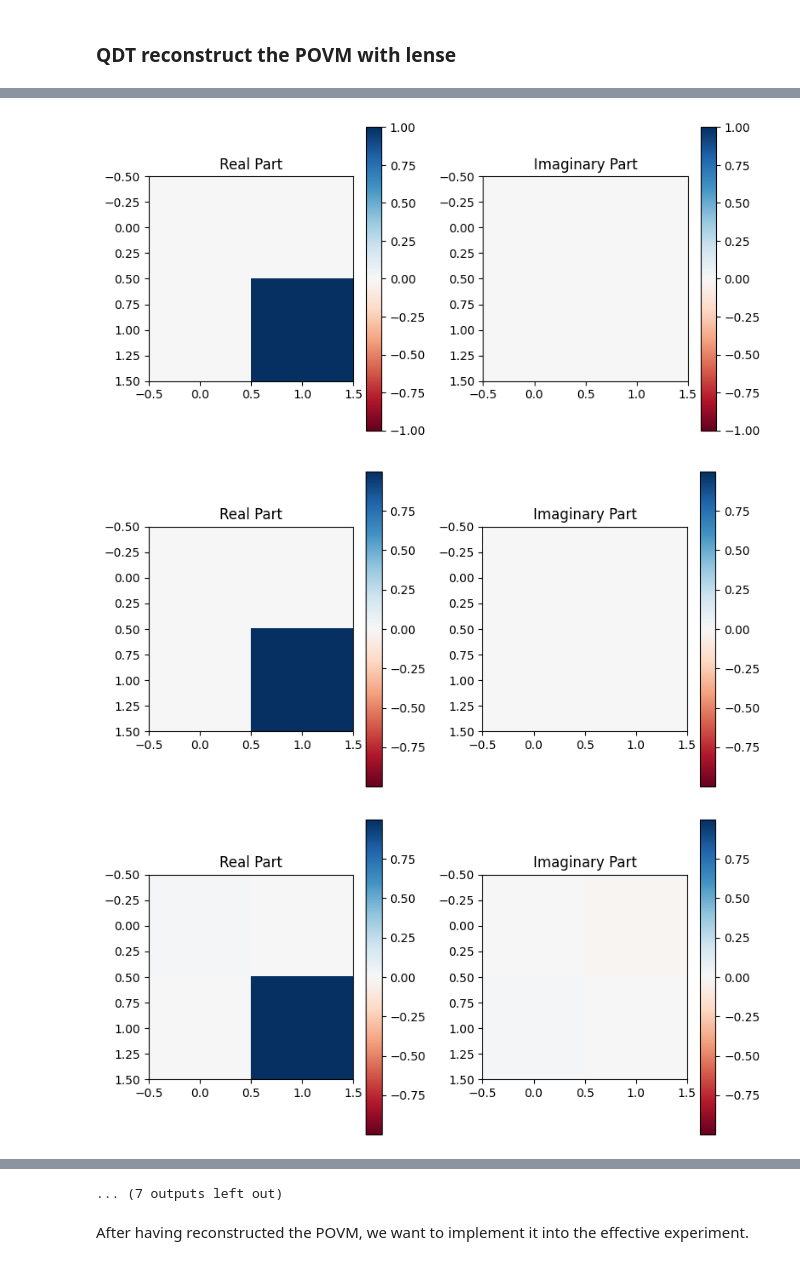
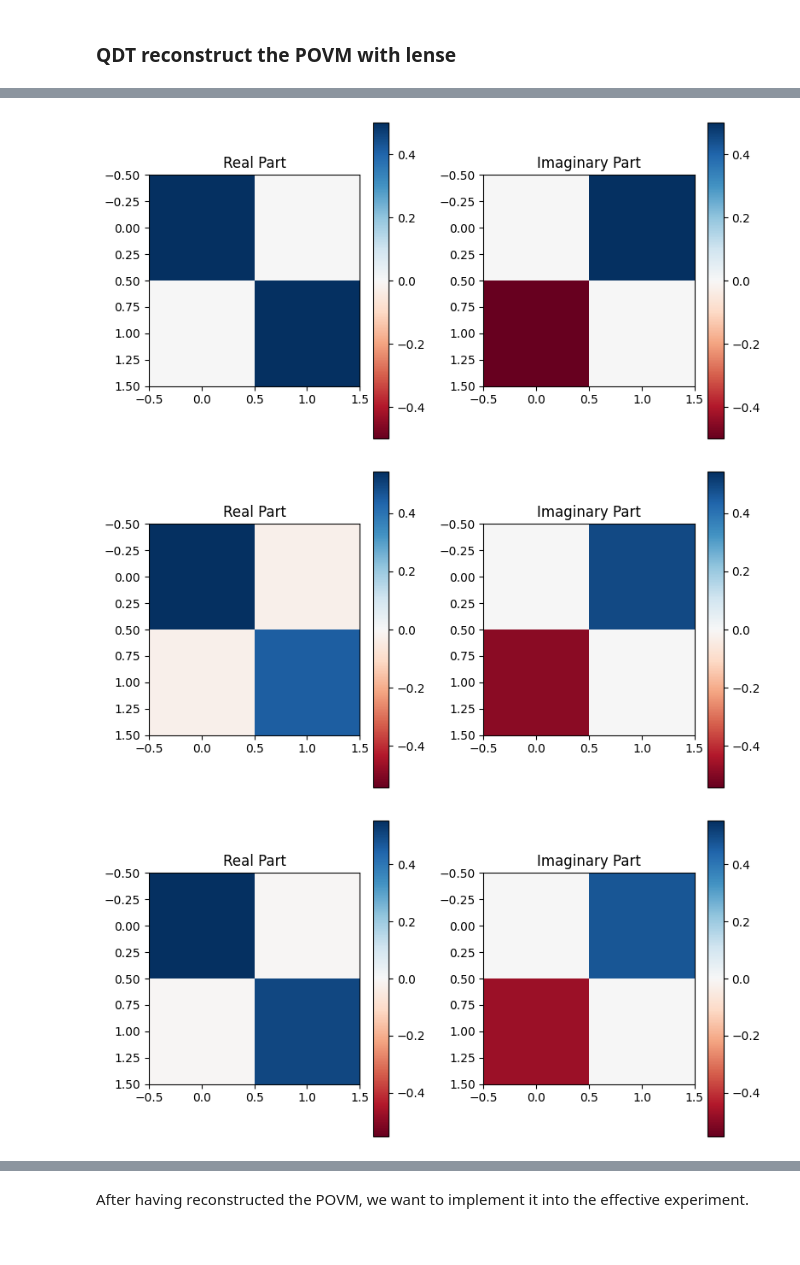
Before and after one commit to AdrianAasen/CREMST, a Jupyter notebook: Photon_REM.ipynb, the cells around one changed output, grey strips where cells are left out. Drawn from its saved outputs; the diff is of its cells as text; code cells hidden in the pictures.

```diff
--- a/Photon_REM.ipynb
+++ b/Photon_REM.ipynb
@@ -320,15 +383,22 @@ Difference between 1) and ideal for A: 0.045462132321507864
 # %%
 print(QDT_conts_lens.reshape((6,6)))
-print(QDT_conts_ideal.reshape((6,6)))
-print( QDT_conts_lens.reshape((6,6))/QDT_conts_ideal.reshape((6,6)))
+print(QDT_conts_nolens.reshape((6,6)))
+print( QDT_conts_lens.reshape((6,6))/QDT_conts_nolens.reshape((6,6)))
 #print(QDT_conts_ideal.reshape((6,6)) - QDT_conts_lens.reshape((6,6)))
 # mult_array = np.array([1,3,1,1,3,3])
 # new_QDT_counts_lens = np.einsum("i,ij->ij",mult_array, QDT_conts_lens.reshape((6,6)))
 # print(new_QDT_counts_lens)
-QDT_conts_ideal = QDT_conts_ideal.reshape((6,6))
+QDT_conts_nolens = QDT_conts_nolens.reshape((6,6))
 QDT_conts_lens = QDT_conts_lens.reshape((6,6))
-print(QDT_conts_ideal[:,0]/QDT_conts_ideal[:,1])
-print(QDT_conts_lens[:,0]/QDT_conts_lens[:,1])
+
+print(np.sum(QDT_conts_lens, axis = 1))
+print(np.max(np.sum(QDT_conts_lens, axis = 1)))
+max_count = np.max(np.sum(QDT_conts_lens, axis = 1))
+
+modified_QDT_coutns_lens = np.floor([row/np.sum(row) *max_count for row in QDT_conts_lens])
+print(modified_QDT_coutns_lens)
+for row in modified_QDT_coutns_lens:
+    print(np.sum(row))
 # %% [output]
 [[ 1129 43412 17460 26818 21580 22739]
  [13311  1011  9453  4859  8360  6226]
@@ -353,16 +420,18 @@ print(QDT_conts_lens[:,0]/QDT_conts_lens[:,1])
 # %%
-print(QDT_conts_ideal)
-print(QDT_conts_ideal/ QDT_conts_lens)
-print(QDT_conts_ideal.reshape((6,6)))
+# print(QDT_conts_nolens)
+# print(QDT_conts_nolens.reshape((6,6)))
+# print(len(traced_down_calib_states))
+# print(QDT_conts_nolens/ QDT_conts_lens)
+# print(QDT_conts_nolens.reshape((6,6)))
 ideal_labels = ['V','H','L', 'D', 'R', 'A']
 ideal_calibration_states = ph.photon_label_to_operator(ideal_labels)
 
 #exp_povm = ph.coincidence_to_POVM(QDT_conts.reshape((6,6)), traced_down_calib_states, undercomplete=False)
-exp_povm_ideal_calib_no_lens = ph.coincidence_to_POVM(QDT_conts_ideal.reshape((6,6)), ideal_calibration_states, undercomplete=False)
-exp_povm_ideal_calib_lens = ph.coincidence_to_POVM(QDT_conts_lens.reshape((6,6)), ideal_calibration_states, undercomplete=False)
+#exp_povm_ideal_calib_no_lens = ph.coincidence_to_POVM(QDT_conts_ideal.reshape((6,6)), ideal_calibration_states, undercomplete=False)
+#exp_povm_ideal_calib_lens = ph.coincidence_to_POVM(QDT_conts_lens.reshape((6,6)), ideal_calibration_states, undercomplete=False)
 
-exp_povm_traced_down_calib_no_lens = ph.coincidence_to_POVM(QDT_conts_ideal.reshape((6,6)), one_qubit_states, undercomplete=False)
-exp_povm_traced_down_calib_lens = ph.coincidence_to_POVM(QDT_conts_lens.reshape((6,6)), one_qubit_states, undercomplete=False)
+exp_povm_traced_down_calib_no_lens = ph.coincidence_to_POVM(QDT_conts_nolens.reshape((6,6)), traced_down_calib_states, undercomplete=False)
+exp_povm_traced_down_calib_lens = ph.coincidence_to_POVM(modified_QDT_coutns_lens, traced_down_calib_states, undercomplete=False)
 
 
 true_op_order_list = [['H','V'], ['L','R'],[ 'D','A']]
@@ -371,15 +440,15 @@ true_POVMs = np.array([ph.photon_label_to_operator(true_op_order) for true_op_or
 #print(f'Distance between true and expected povm {dist}')
 #dist_ideal = [sf.POVM_distance(povm.get_POVM(), true_povm) for povm, true_povm in zip(exp_povm_ideal_calib,true_POVMs)]
 #print(f'Distance between true and expected povm {dist_ideal}')
-for i in range(len(exp_povm_ideal_calib_no_lens)):
-    povm_ideal = exp_povm_traced_down_calib_no_lens[i].get_POVM()
+for i in range(len(exp_povm_traced_down_calib_no_lens)):
+    povm_nolens = exp_povm_traced_down_calib_no_lens[i].get_POVM()
     povm_lens = exp_povm_traced_down_calib_lens[i].get_POVM()
     true = true_POVMs[i]
     vis.visualize_state(true[0])
-    vis.visualize_state(povm_ideal[0])
+    vis.visualize_state(povm_nolens[0])
     vis.visualize_state(povm_lens[0])
-    vis.visualize_state(true[1])
-    vis.visualize_state(povm_ideal[1])
-    vis.visualize_state(povm_lens[1])
+    #vis.visualize_state(true[1])
+    #vis.visualize_state(povm_ideal[1])
+    #vis.visualize_state(povm_lens[1])
 #print(exp_povm[0].get_POVM())
 # %% [output]
@@ -403,6 +472,6 @@ for i in range(len(exp_povm_ideal_calib_no_lens)):
 [figure]
 [figure]
 [figure]
-[figure, old version]
+[figure, new version]
-[figure, old version]
+[figure, new version]
-[figure, old version]
+[figure, new version]
@@ -414,4 +481,3 @@ for i in range(len(exp_povm_ideal_calib_no_lens)):
-... (7 outputs left out)
 # %% [markdown]
 After having reconstructed the POVM, we want to implement it into the effective experiment.
 # %%
```
Also changed, not shown: parts of 10 cells of this notebook, 2 other files.
